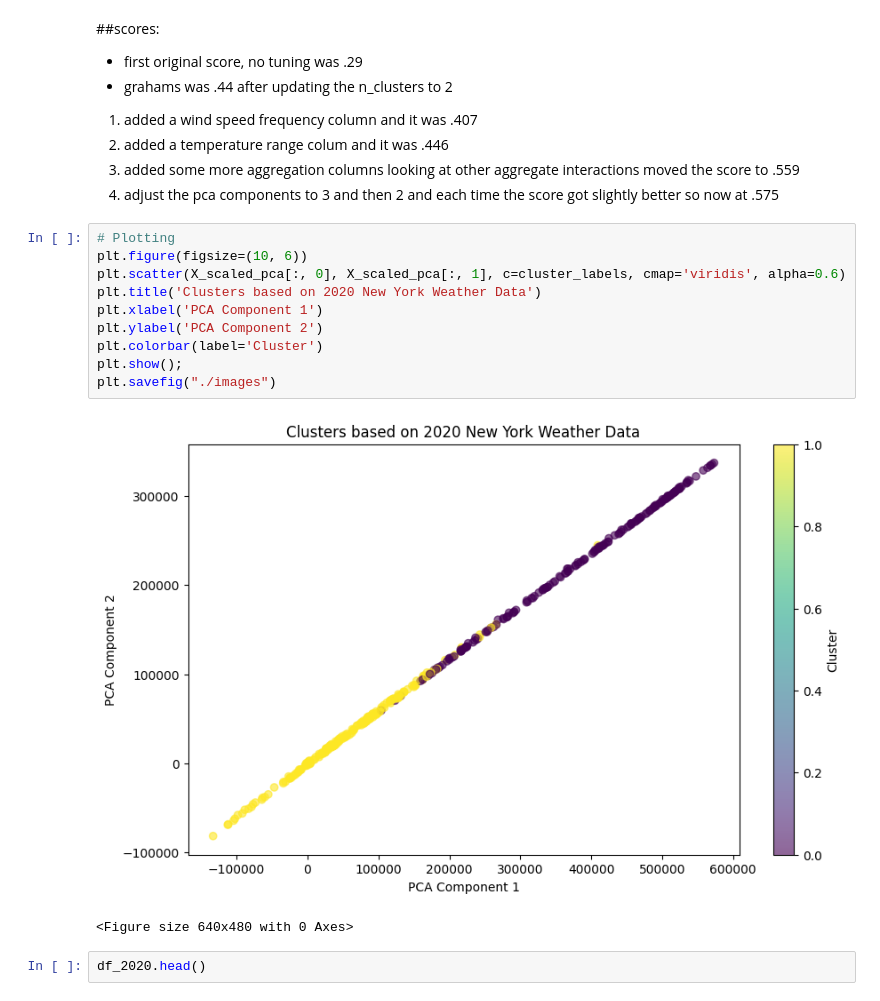
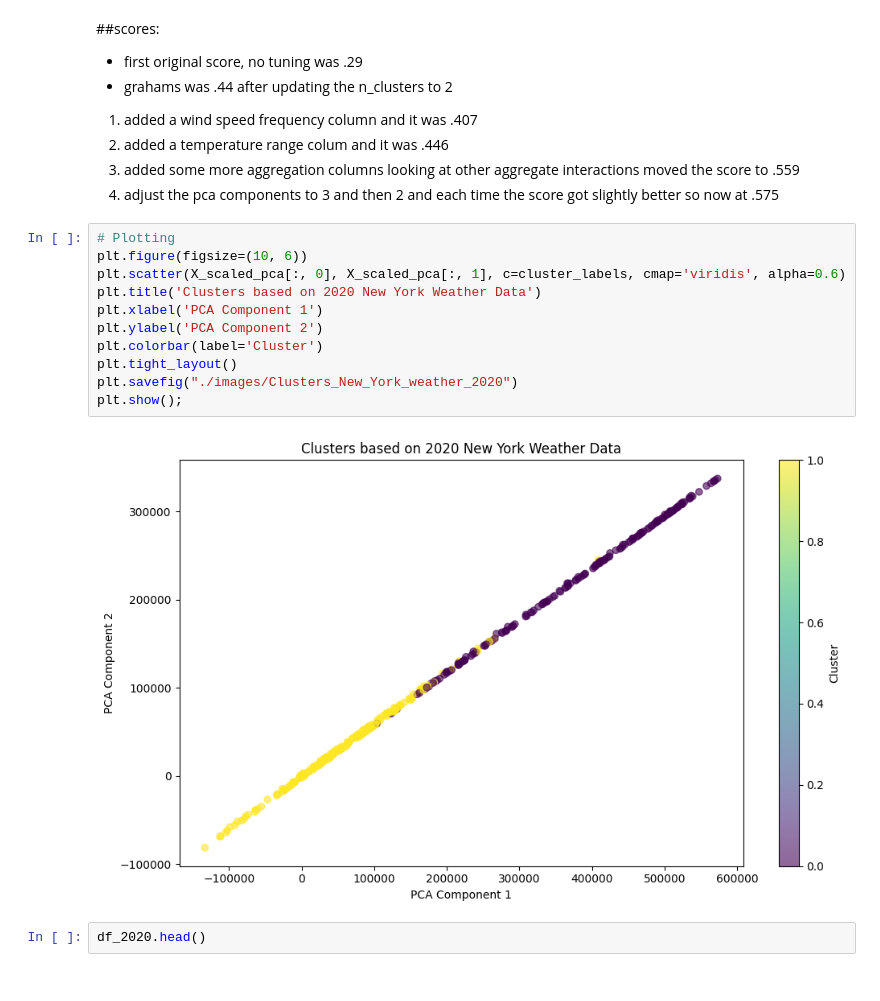
Before and after one commit to DamarTheMunginizer/New-York-State-Energy-Consumption, a Jupyter notebook: Project-5-checkpoint.ipynb, the cells around one changed output. Drawn from its saved outputs; the diff is of its cells as text.

Commit message:
Fixed graph

```diff
--- a/Project-5-checkpoint.ipynb
+++ b/Project-5-checkpoint.ipynb
@@ -424,16 +424,16 @@ silhouette_score(X_scaled_pca, cluster_labels)
 # %%
 # Plotting
 plt.figure(figsize=(10, 6))
 plt.scatter(X_scaled_pca[:, 0], X_scaled_pca[:, 1], c=cluster_labels, cmap='viridis', alpha=0.6)
 plt.title('Clusters based on 2020 New York Weather Data')
 plt.xlabel('PCA Component 1')
 plt.ylabel('PCA Component 2')
 plt.colorbar(label='Cluster')
+plt.tight_layout()
+plt.savefig("./images/Clusters_New_York_weather_2020")
 plt.show();
-plt.savefig("./images")
 # %% [output]
-[figure, old version]
+[figure, new version]
-<Figure size 640x480 with 0 Axes>
 # %%
 df_2020.head()
 # %% [output]
```
Also changed, not shown: parts of 2 cells of this notebook, 3 other files.
